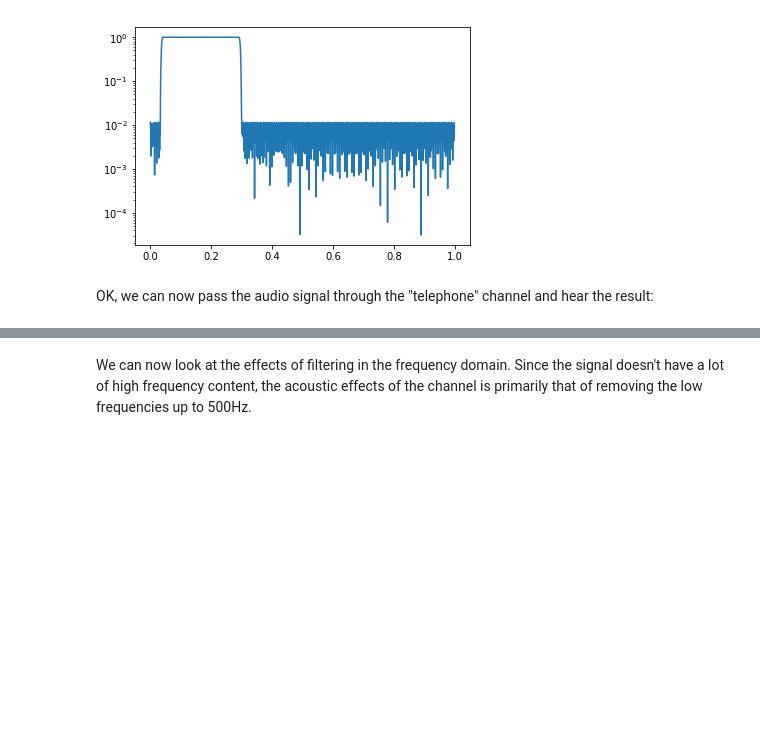
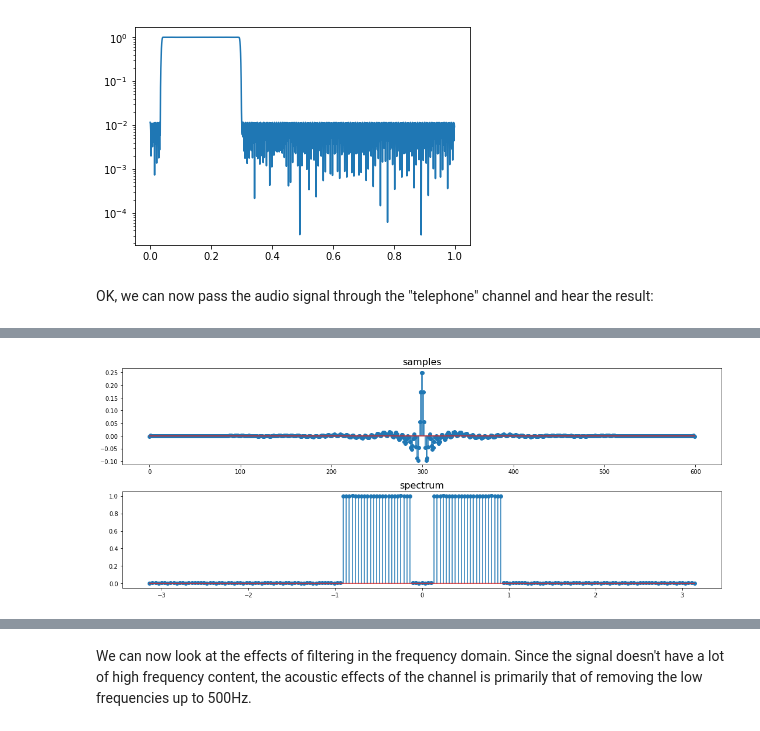
Before and after one commit to Wei1234c/Digital_Signal_Processing, a Jupyter notebook: notebooks/week8/The Telephone Channel.ipynb, the cells around one changed output, grey strips where cells are left out. Saved outputs shown, nothing was run; the diff lists cells and outputs as text; code cells hidden in the pictures; blank space fills up the shorter version.

```diff
--- a/notebooks/week8/The Telephone Channel.ipynb
+++ b/notebooks/week8/The Telephone Channel.ipynb
@@ -58,3 +71,12 @@ y = np.convolve(s, h, 'same')
 IPython.display.Audio(y, rate = SF)
 # %% [output]
 [interactive output not drawn]
+# %%
+wa1 = 500.0
+wb1 = 3500.0
+wd1 = 100.
+bands = [0, wa1-wd1, wa1, wb1, wb1+wd1, SF/2]
+rem = Remez(M, bands, [0, 1, 0], [1, 10, 1], Hz=SF, maxiter=50)
+
+y1 = rem.filter(s)
+IPython.display.Audio(y1, rate = SF)
@@ -60,0 +85,4 @@ IPython.display.Audio(y, rate = SF)
+# %%
+_ = fourier.dtft(rem.b)
+# %% [output]
+[figure, added]
```
Also changed, not shown: parts of 3 cells of this notebook, 16 other files.
